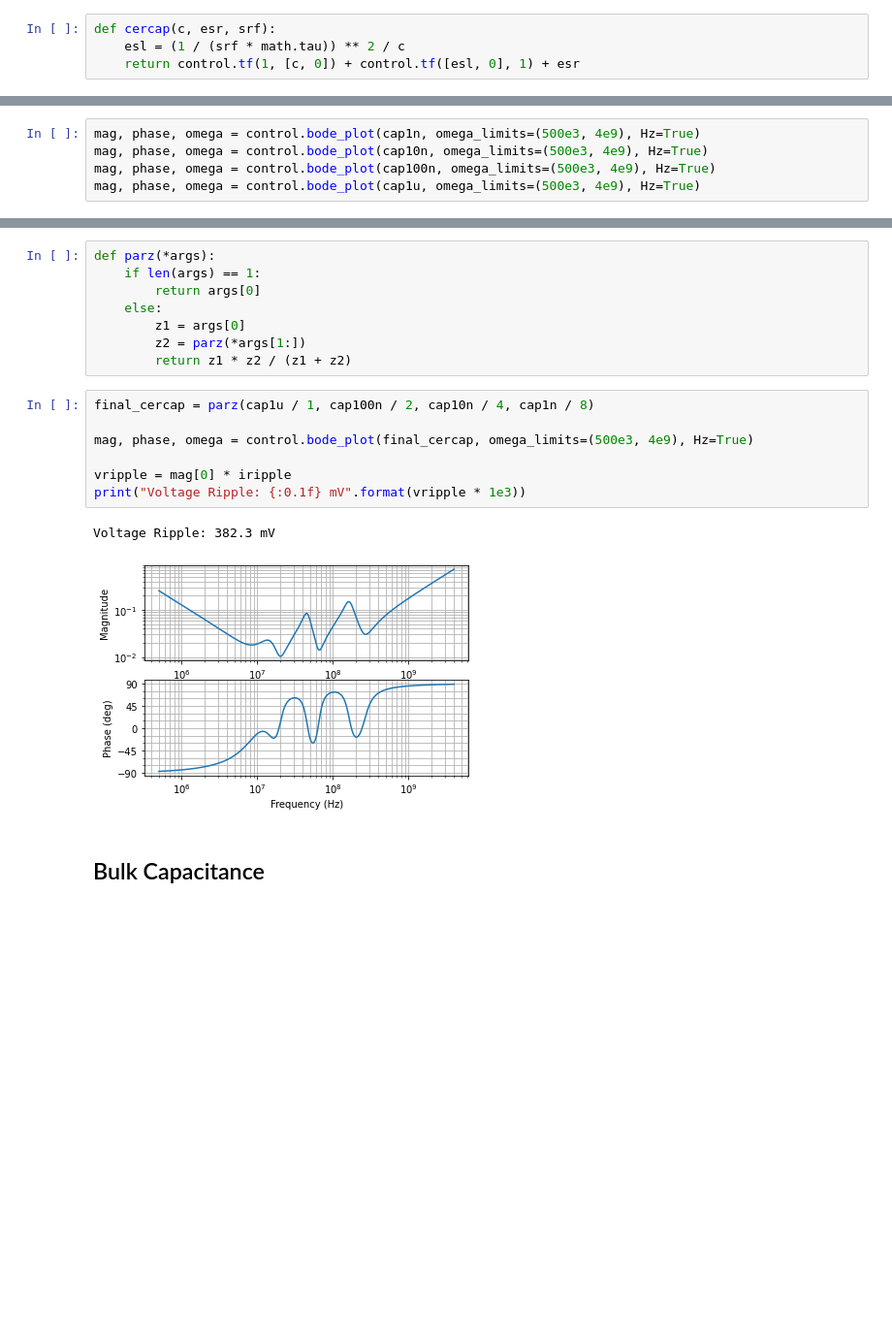
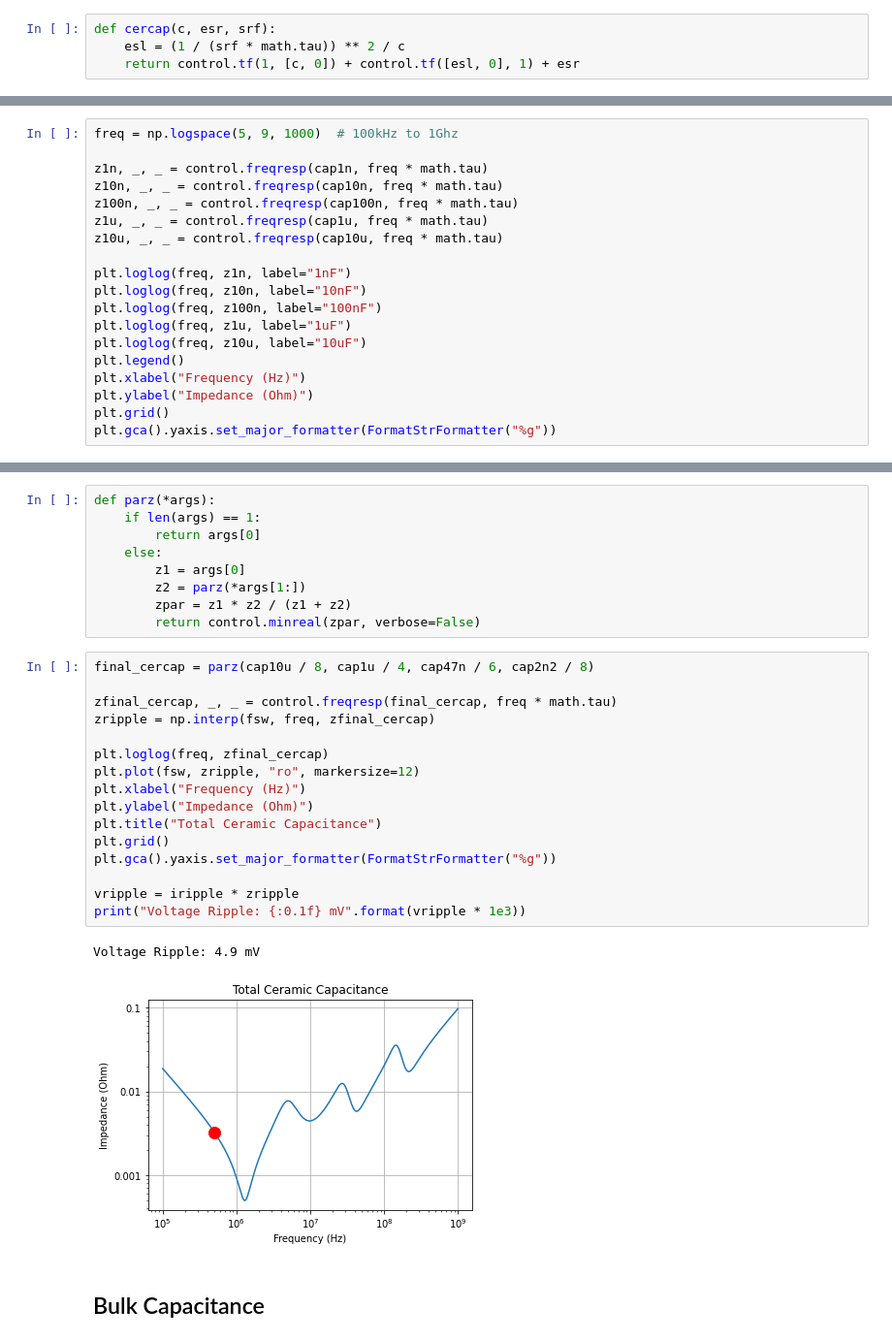
Before and after one commit to amosborne/buck-converter-stability, a Jupyter notebook: analysis.ipynb, the cells around one changed output, grey strips where cells are left out. Shown at 97% size. Saved outputs shown, nothing was run; the diff lists cells and outputs as text; blank space fills up the shorter version.

Commit message:
final: ripple caps

```diff
--- a/analysis.ipynb
+++ b/analysis.ipynb
@@ -83,6 +87,20 @@ cap1u = cercap(c=1e-6, esr=20e-3, srf=9e6)
 # %%
-mag, phase, omega = control.bode_plot(cap1n, omega_limits=(500e3, 4e9), Hz=True)
-mag, phase, omega = control.bode_plot(cap10n, omega_limits=(500e3, 4e9), Hz=True)
-mag, phase, omega = control.bode_plot(cap100n, omega_limits=(500e3, 4e9), Hz=True)
-mag, phase, omega = control.bode_plot(cap1u, omega_limits=(500e3, 4e9), Hz=True)
+freq = np.logspace(5, 9, 1000)  # 100kHz to 1Ghz
+
+z1n, _, _ = control.freqresp(cap1n, freq * math.tau)
+z10n, _, _ = control.freqresp(cap10n, freq * math.tau)
+z100n, _, _ = control.freqresp(cap100n, freq * math.tau)
+z1u, _, _ = control.freqresp(cap1u, freq * math.tau)
+z10u, _, _ = control.freqresp(cap10u, freq * math.tau)
+
+plt.loglog(freq, z1n, label="1nF")
+plt.loglog(freq, z10n, label="10nF")
+plt.loglog(freq, z100n, label="100nF")
+plt.loglog(freq, z1u, label="1uF")
+plt.loglog(freq, z10u, label="10uF")
+plt.legend()
+plt.xlabel("Frequency (Hz)")
+plt.ylabel("Impedance (Ohm)")
+plt.grid()
+plt.gca().yaxis.set_major_formatter(FormatStrFormatter("%g"))
 # %% [output]
@@ -94,17 +112,27 @@ def parz(*args):
     else:
         z1 = args[0]
         z2 = parz(*args[1:])
-        return z1 * z2 / (z1 + z2)
+        zpar = z1 * z2 / (z1 + z2)
+        return control.minreal(zpar, verbose=False)
 # %%
-final_cercap = parz(cap1u / 1, cap100n / 2, cap10n / 4, cap1n / 8)
+final_cercap = parz(cap10u / 8, cap1u / 4, cap47n / 6, cap2n2 / 8)
 
-mag, phase, omega = control.bode_plot(final_cercap, omega_limits=(500e3, 4e9), Hz=True)
+zfinal_cercap, _, _ = control.freqresp(final_cercap, freq * math.tau)
+zripple = np.interp(fsw, freq, zfinal_cercap)
 
-vripple = mag[0] * iripple
+plt.loglog(freq, zfinal_cercap)
+plt.plot(fsw, zripple, "ro", markersize=12)
+plt.xlabel("Frequency (Hz)")
+plt.ylabel("Impedance (Ohm)")
+plt.title("Total Ceramic Capacitance")
+plt.grid()
+plt.gca().yaxis.set_major_formatter(FormatStrFormatter("%g"))
+
+vripple = iripple * zripple
 print("Voltage Ripple: {:0.1f} mV".format(vripple * 1e3))
 # %% [output]
-Voltage Ripple: 382.3 mV
+Voltage Ripple: 4.9 mV
-[figure, old version]
+[figure, new version]
 # %% [markdown]
 ## Bulk Capacitance
 # %%
```
Also changed, not shown: parts of 4 cells of this notebook.
